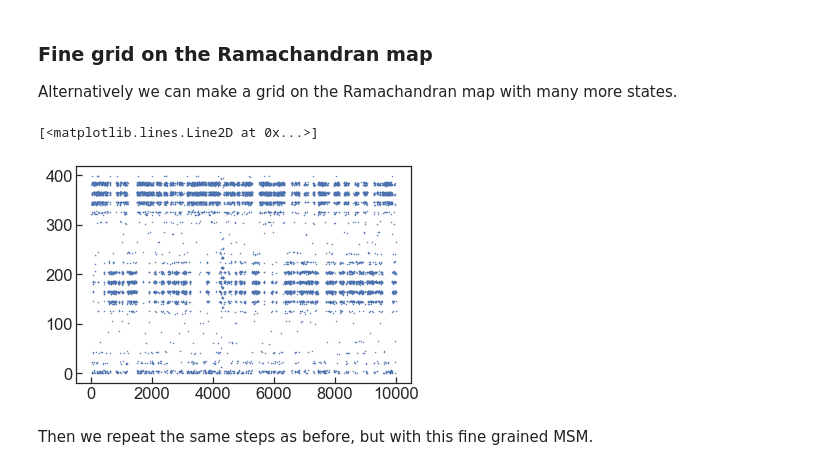
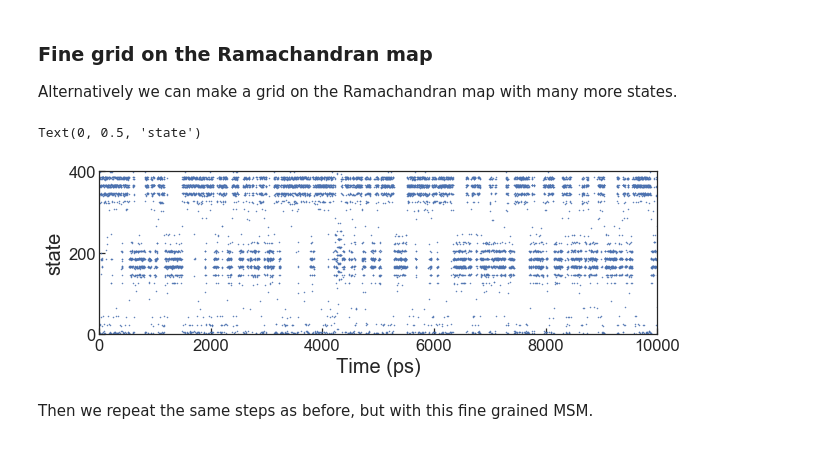
Before and after one commit to BioKT/MasterMSM, a Jupyter notebook: examples/alanine_dipeptide/ala_dipeptide_discretize.ipynb, the cells around one changed output. Cells and saved outputs as stored; diff of their text form; code cells hidden in the pictures.

```diff
--- a/examples/alanine_dipeptide/ala_dipeptide_discretize.ipynb
+++ b/examples/alanine_dipeptide/ala_dipeptide_discretize.ipynb
@@ -70,11 +80,15 @@ Alternatively we can make a grid on the Ramachandran map with many more states.
 tr.discretize(method="ramagrid", nbins=20)
 tr.find_keys()
 # %%
-fig, ax = plt.subplots()
-ax.plot([x for x in tr.distraj], '.', ms=1)
+fig, ax = plt.subplots(figsize=(10,3))
+ax.plot(tr.mdt.time, [x for x in tr.distraj], '.', ms=1)
+ax.set_xlim(0, 1e4)
+ax.set_ylim(-1, 400)
+ax.set_xlabel('Time (ps)', fontsize=20)
+ax.set_ylabel('state', fontsize=20)
 # %% [output]
-[<matplotlib.lines.Line2D at 0x...>]
+Text(0, 0.5, 'state')
-[figure, old version]
+[figure, new version]
 # %% [markdown]
 Then we repeat the same steps as before, but with this fine grained MSM.
 # %%
```
Also changed, not shown: parts of 8 cells of this notebook, 1 other file.
